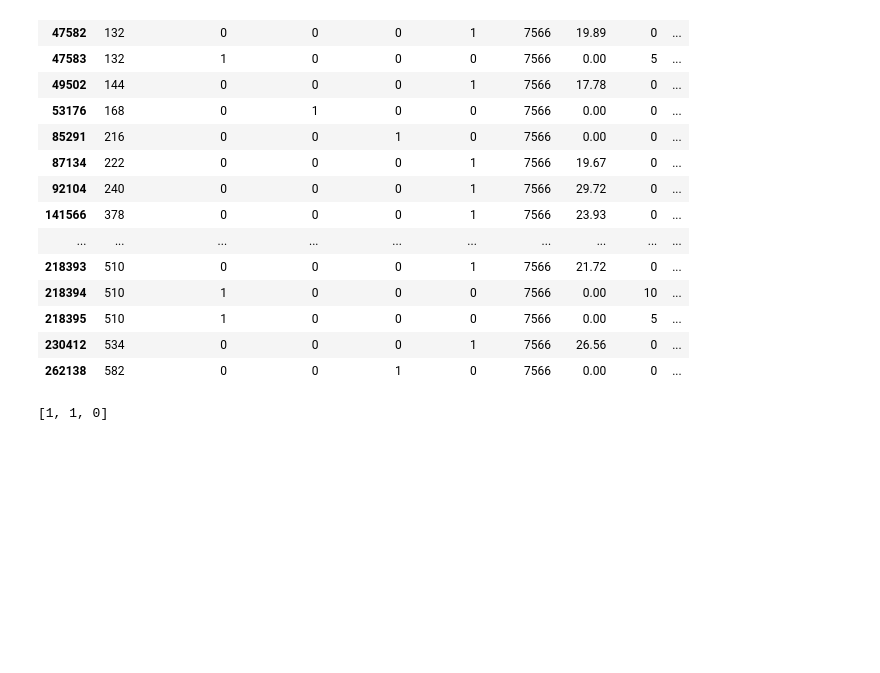
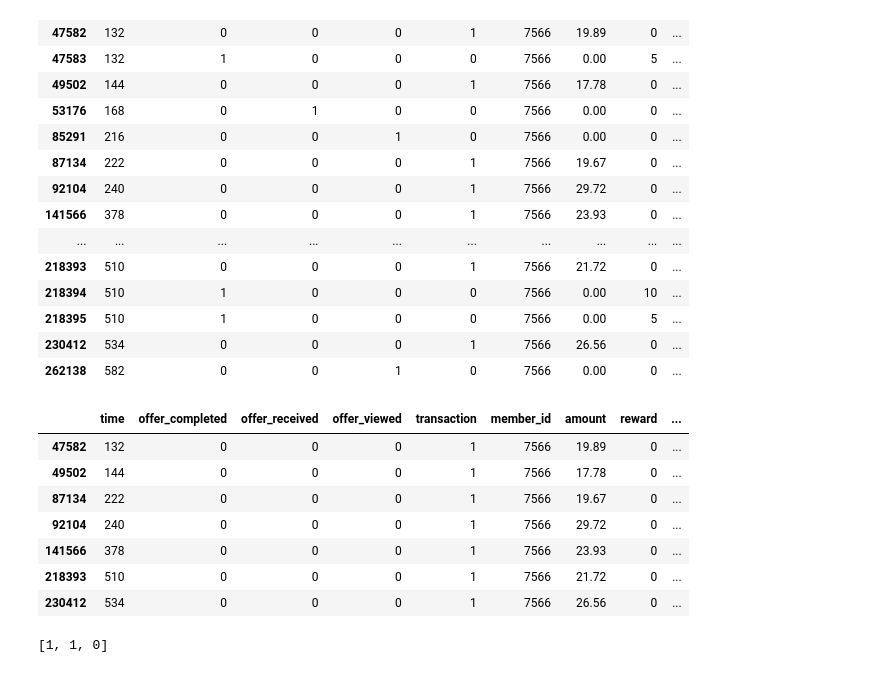
Before and after one commit to blowe615/starbucks_offers, a Jupyter notebook: starbucks_offers.ipynb, the cells around one changed output. Saved outputs shown, nothing was run; the diff lists cells and outputs as text; code cells hidden in the pictures; blank space fills up the shorter version.

Commit message:
feat: Create get_member_transactions func
Returns a df of all rows from a df (default transcript_encoded)
corresponding to transactions for the specified member.

```diff
--- a/starbucks_offers.ipynb
+++ b/starbucks_offers.ipynb
@@ -690,8 +691,33 @@ get_member_transcript(7566, transcript_encoded)
 | 218395 | 510 | 1 | 0 | 0 | 0 | 7566 | 0.00 | 5 | ... |
 | 230412 | 534 | 0 | 0 | 0 | 1 | 7566 | 26.56 | 0 | ... |
 | 262138 | 582 | 0 | 0 | 1 | 0 | 7566 | 0.00 | 0 | ... |
-# %%
-def get_member_transactions(member_id, df):
+# %%
+def get_member_transactions(member_id, df=transcript_encoded):
+    '''
+    Get all transactions for a given member
+
+    Input
+    member_id (int): the numeric member_id for the user whose transactions you want to view
+    df (dataframe): the dataframe from which to extract the appropriate rows
+
+    Returns
+    transactions (dataframe): All transactions for that member in the dataset, sorted by time
+    '''
+    transactions = df.loc[(df['member_id']==member_id)&(df['transaction']==1),:]
+    transactions = transactions.sort_values(by='time')
+
+    return transactions
+# %%
+get_member_transactions(7566)
+# %% [output]
+|  | time | offer_completed | offer_received | offer_viewed | transaction | member_id | amount | reward | ... |
+| 47582 | 132 | 0 | 0 | 0 | 1 | 7566 | 19.89 | 0 | ... |
+| 49502 | 144 | 0 | 0 | 0 | 1 | 7566 | 17.78 | 0 | ... |
+| 87134 | 222 | 0 | 0 | 0 | 1 | 7566 | 19.67 | 0 | ... |
+| 92104 | 240 | 0 | 0 | 0 | 1 | 7566 | 29.72 | 0 | ... |
+| 141566 | 378 | 0 | 0 | 0 | 1 | 7566 | 23.93 | 0 | ... |
+| 218393 | 510 | 0 | 0 | 0 | 1 | 7566 | 21.72 | 0 | ... |
+| 230412 | 534 | 0 | 0 | 0 | 1 | 7566 | 26.56 | 0 | ... |
 # %%
 def create_active_offer_dict(df):
     '''
```
Also changed, not shown: parts of 2 cells of this notebook.
